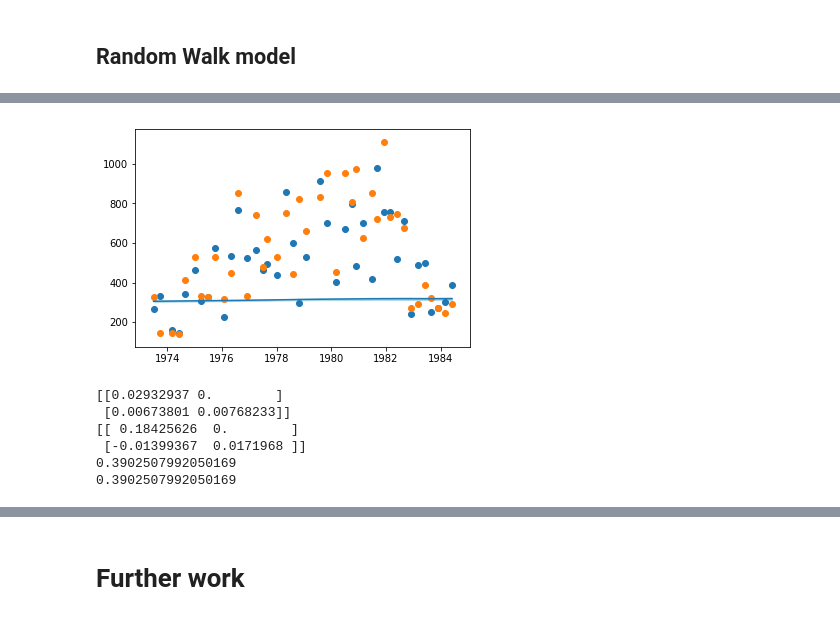
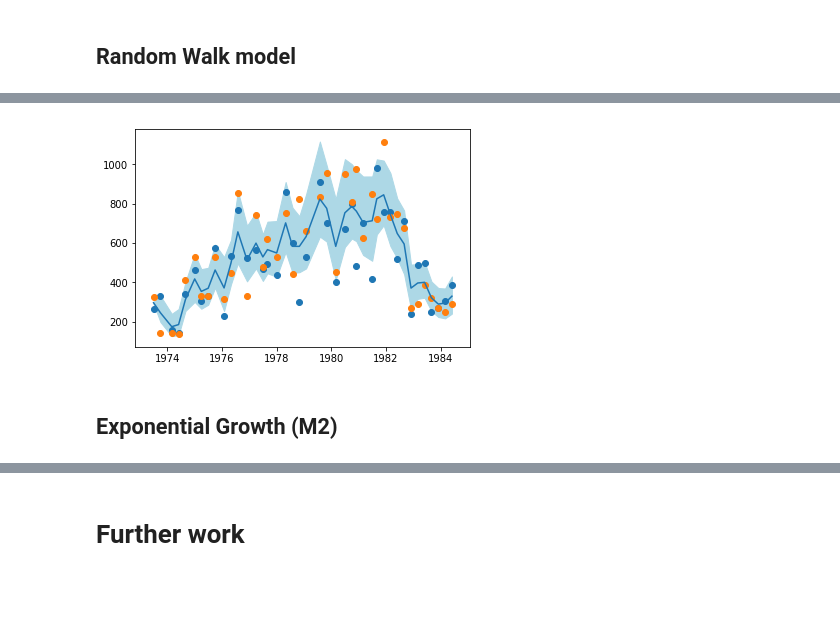
Before and after one commit to issxmeddine/Kangaroos, a Jupyter notebook: ParticleMCMC/Experiments/Kangaroos_Knape.ipynb, the cells around one changed output, grey strips where cells are left out. Cells and saved outputs as stored; diff of their text form; code cells hidden in the pictures; blank space fills up the shorter version.

Commit message:
Add Expe with Knape Adaptive method

```diff
--- a/ParticleMCMC/Experiments/Kangaroos_Knape.ipynb
+++ b/ParticleMCMC/Experiments/Kangaroos_Knape.ipynb
@@ -349,12 +352,13 @@ plot_posterior_trajectories(simulLDEuler)
 ## Random Walk model
 # %%
 prior_RW = {'tau': dists.Uniform(a=0.,b=1.),'sigma': dists.Uniform(a=0.,b=10.)}
+p_RW = dists.StructDist(prior_RW)
 load_model = False
 
 if load_model:
     pmmh_RW = pickle.load(open( os.path.join(path,"RW_model_Adapt.pkl"), "rb" ))
 else:
-    new_pmmh_RW= AdaptivePMMH(ssm_cls=RandomWalk2D, prior=p_RW, data=y, Nx=n_particles, niter=5000, adaptive=True,
+    new_pmmh_RW= AdaptivePMMH(ssm_cls=RandomWalk2D, prior=p_RW, data=y, Nx=n_particles, niter=3000, adaptive=True,
                           m1=1000, m2=2000, update_interv=100, w01=0.4, w02=0.5, w1=0.8, k0=5., k1=5.)
     new_pmmh_RW.run()
     # pickle.dump(pmmh_RW, open( os.path.join(path,"RW_model_Adapt.pkl"), "wb" ) )
@@ -373,20 +382,7 @@ Last terms of theta chain: [(0.00370942, 0.07204264) (0.00370942, 0.07204264)
 # %%
-simulRW_new = get_trajectories(N=100, start=1000, model='RW', pmmh=new_pmmh_RW, n_particles=10000)
+simulRW_new = get_trajectories(N=100, start=2000, model='RW', pmmh=new_pmmh_RW, n_particles=10000)
 plot_posterior_trajectories(simulRW_new)
 # %% [output]
-[figure, old version]
+[figure, new version]
-# %%
-print(new_pmmh_RW.L)
-print(pmmh_RW.L)
-import scipy
-dist0 = scipy.stats.multivariate_normal([0.,0.],[[0.7,0.],[0.5,0.6]])
-print(dist0.cdf([0.,0.]))
-dist1 = scipy.stats.multivariate_normal([0.,0.],[[0.7,0.6],[0.5,0.6]])
-print(dist1.cdf([0.,0.]))
-# %% [output]
-[[0.02932937 0.        ]
- [0.00673801 0.00768233]]
-[[ 0.18425626  0.        ]
- [-0.01399367  0.0171968 ]]
-0.3902507992050169
-0.3902507992050169
+# %% [markdown]
+## Exponential Growth (M2)
```
Also changed, not shown: parts of 16 cells of this notebook.
